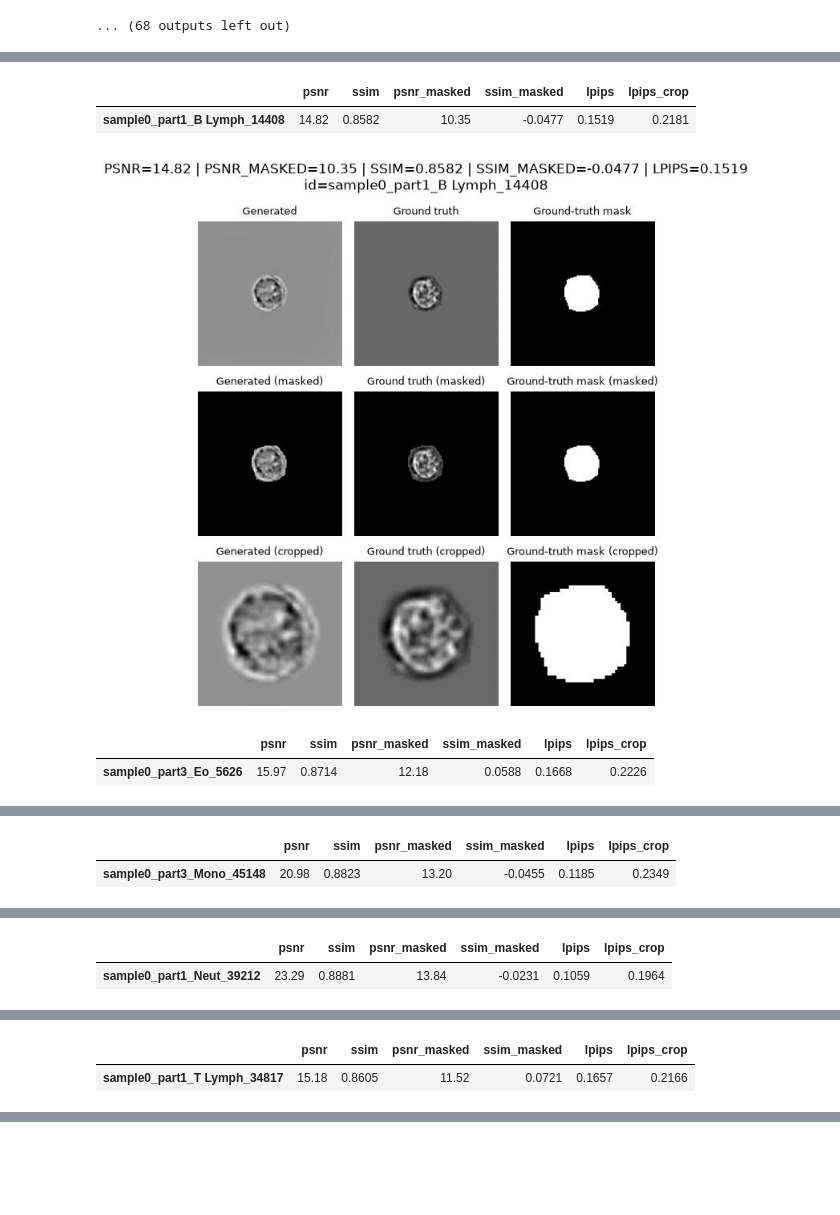
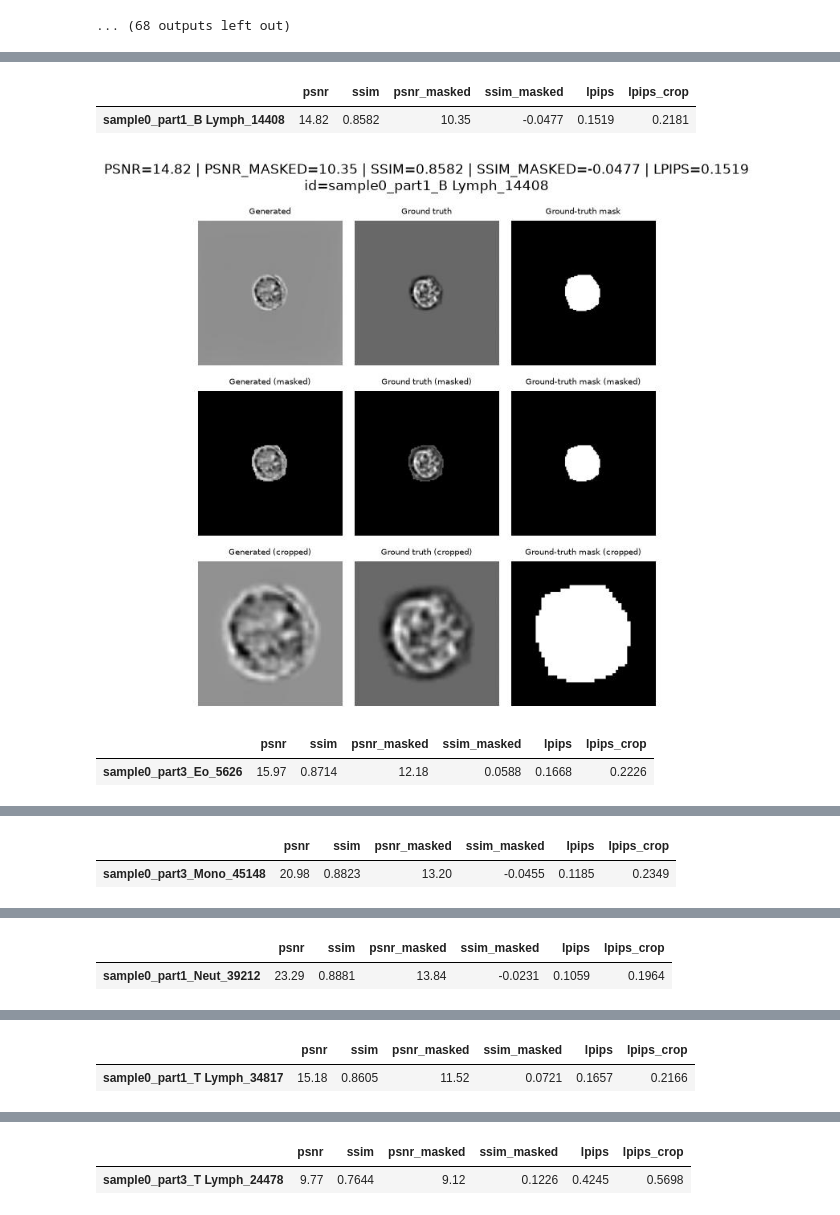
Before and after one commit to apple2373/fcmstylegan, a Jupyter notebook: notebook/results-stylegan.ipynb, the cells around one changed output, grey strips where cells are left out. Saved outputs shown, nothing was run; the diff lists cells and outputs as text; code cells hidden in the pictures; blank space fills up the shorter version.

```diff
--- a/notebook/results-stylegan.ipynb
+++ b/notebook/results-stylegan.ipynb
@@ -124,3 +128,17 @@ ROOT = Path("~/projects/fcmstylegan/experiments/archive/stylegan_baseline_202608
 | sample0_part3_B Lymph_30017 | 6.27 | 0.6439 | 5.87 | 0.0008 | 0.4731 | 0.4956 |
 [figure]
 ... (68 outputs left out)
+# %%
+
+
+cell_ids = ['sample0_part3_T Lymph_42773']
+
+for cell_id in cell_ids:
+
+    fig, axes = plot_cell(
+        cell_id,
+        title_metrics= ["psnr", "psnr_masked", "ssim", "ssim_masked", "lpips"]
+    )
+
+    axes[0, 0].set_title("My generated image")
+    plt.show()
@@ -127,22 +149,22 @@ ROOT = Path("~/projects/fcmstylegan/experiments/archive/stylegan_baseline_202608
 # %%
 cell_ids = ['sample0_part1_B Lymph_14408',
  'sample0_part3_Eo_5626',
  'sample0_part3_Mono_45148',
  'sample0_part1_Neut_39212',
- 'sample0_part1_T Lymph_34817']
+ 'sample0_part1_T Lymph_34817','sample0_part3_T Lymph_24478']
 
 for cell_id in cell_ids:
 
     fig, axes = plot_cell(
         cell_id,
         title_metrics= ["psnr", "psnr_masked", "ssim", "ssim_masked", "lpips"]
     )
 
     axes[0, 0].set_title("My generated image")
     plt.show()
 # %% [output]
 |  | psnr | ssim | psnr_masked | ssim_masked | lpips | lpips_crop |
 | sample0_part1_B Lymph_14408 | 14.82 | 0.8582 | 10.35 | -0.0477 | 0.1519 | 0.2181 |
-[figure, old version]
+[figure, new version]
 |  | psnr | ssim | psnr_masked | ssim_masked | lpips | lpips_crop |
 | sample0_part3_Eo_5626 | 15.97 | 0.8714 | 12.18 | 0.0588 | 0.1668 | 0.2226 |
@@ -158,0 +181,2 @@ for cell_id in cell_ids:
+|  | psnr | ssim | psnr_masked | ssim_masked | lpips | lpips_crop |
+| sample0_part3_T Lymph_24478 | 9.77 | 0.7644 | 9.12 | 0.1226 | 0.4245 | 0.5698 |
```
Also changed, not shown: parts of 5 cells of this notebook, 37 other files.
